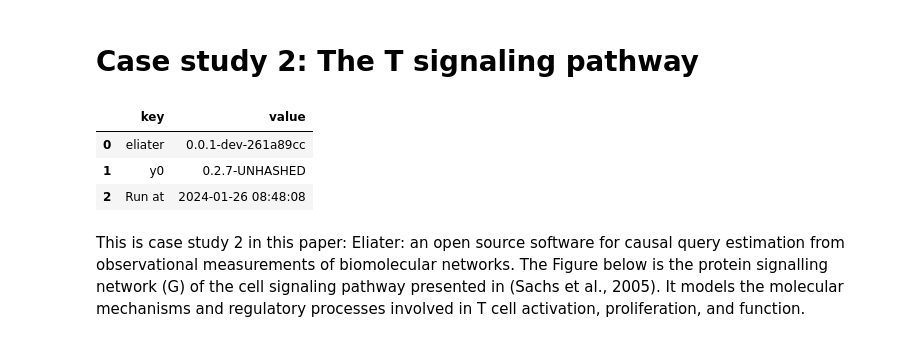
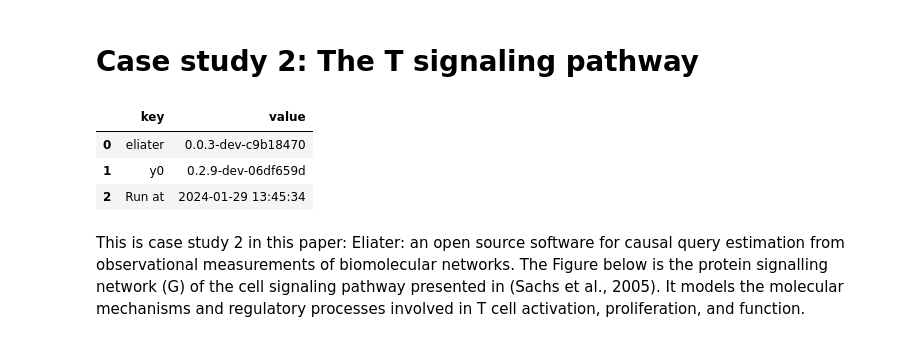
Before and after one commit to y0-causal-inference/eliater, a Jupyter notebook: notebooks/Case_study2_The_Tsignaling_pathway.ipynb, the cells around one changed output. Drawn from its saved outputs; the diff is of its cells as text; code cells hidden in the pictures.

```diff
--- a/notebooks/Case_study2_The_Tsignaling_pathway.ipynb
+++ b/notebooks/Case_study2_The_Tsignaling_pathway.ipynb
@@ -1,26 +1,14 @@
 # %% [markdown]
 # Case study 2: The T signaling pathway
-# %%
-import networkx as nx
-import pandas as pd
-
-from eliater import version_df
-from eliater.data import load_sachs_df
-from eliater.discover_latent_nodes import (
-    find_nuisance_variables,
-    mark_nuisance_variables_as_latent,
-    remove_nuisance_variables,
-)
-from eliater.examples import t_cell_signaling_example
-from eliater.network_validation import print_graph_falsifications
-from y0.algorithm.estimation import estimate_ace
-from y0.algorithm.identify import Identification, identify_outcomes
-from y0.dsl import P, Variable
-
-version_df()
-# %% [output]
-|  | key | value |
-| 0 | eliater | 0.0.1-dev-261a89cc |
-| 1 | y0 | 0.2.7-UNHASHED |
-| 2 | Run at | 2024-01-26 08:48:08 |
+# %%
+import eliater
+from eliater.examples import t_cell_signaling_example as example
+from y0.dsl import P, Variable
+
+eliater.version_df()
+# %% [output]
+|  | key | value |
+| 0 | eliater | 0.0.3-dev-c9b18470 |
+| 1 | y0 | 0.2.9-dev-06df659d |
+| 2 | Run at | 2024-01-29 13:45:34 |
 # %%
```
Also changed, not shown: parts of 23 cells of this notebook, 3 other files.
